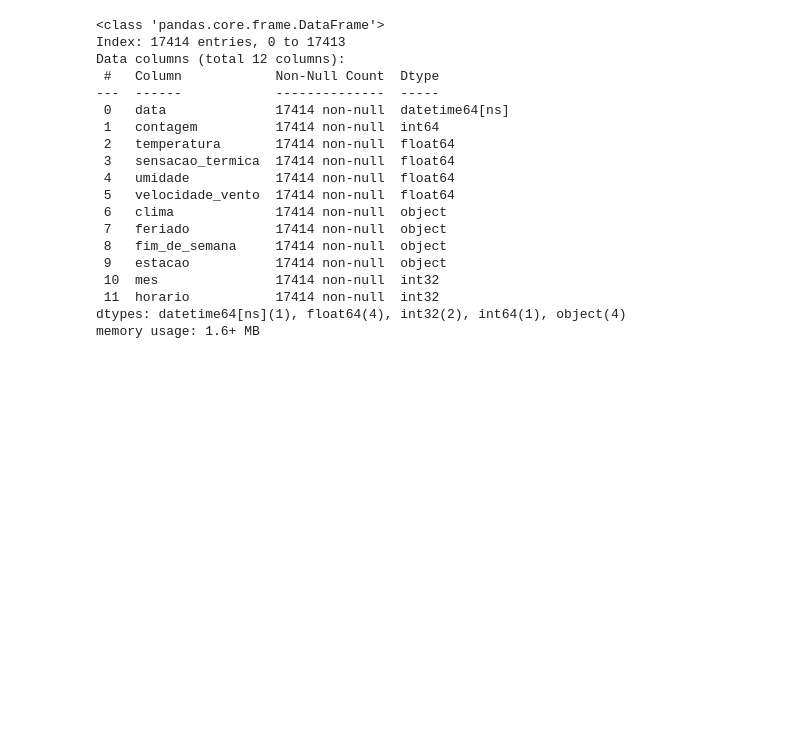
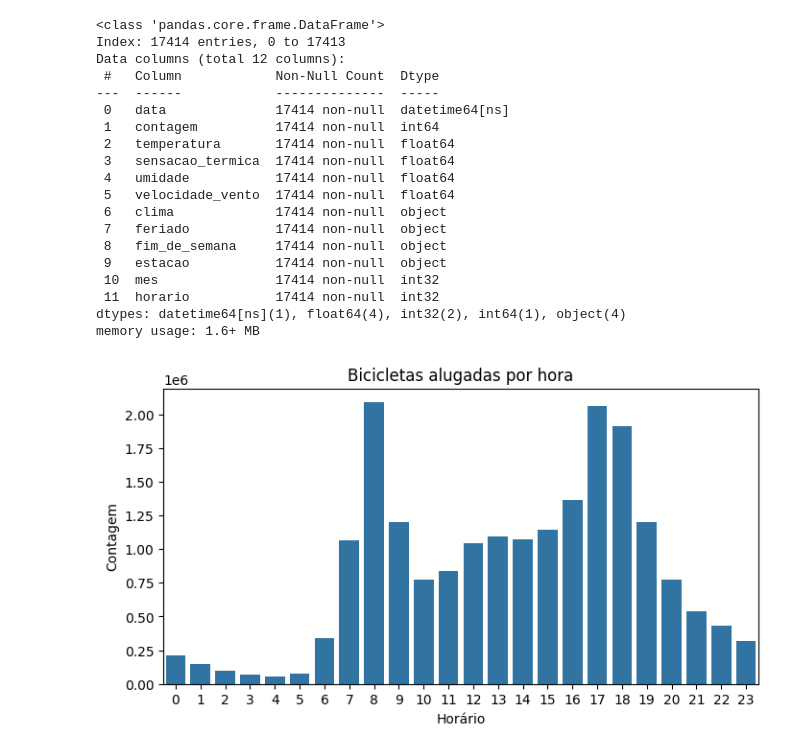
Before and after one commit to juliogazoli/alura-data-science-python-analisando-e-prevendo-series-temporais, a Jupyter notebook: atividades.ipynb, the cells around one changed output. Drawn from its saved outputs; the diff is of its cells as text; code cells hidden in the pictures; blank space fills up the shorter version.

Commit message:
Analisando a demanda por horário

```diff
--- a/atividades.ipynb
+++ b/atividades.ipynb
@@ -423,3 +423,15 @@ Data columns (total 12 columns):
  11  horario           17414 non-null  int32
 dtypes: datetime64[ns](1), float64(4), int32(2), int64(1), object(4)
 memory usage: 1.6+ MB
+# %%
+df_por_hora = df_data.groupby('horario')['contagem'].sum().reset_index()
+
+plt.figure(figsize=(8, 4))
+sns.barplot(data=df_por_hora, x='horario', y='contagem')
+plt.title('Bicicletas alugadas por hora')
+plt.xlabel('Horário')
+plt.ylabel('Contagem')
+
+plt.show()
+# %% [output]
+[figure, added]
```
Also changed, not shown: parts of 1 cell of this notebook.
